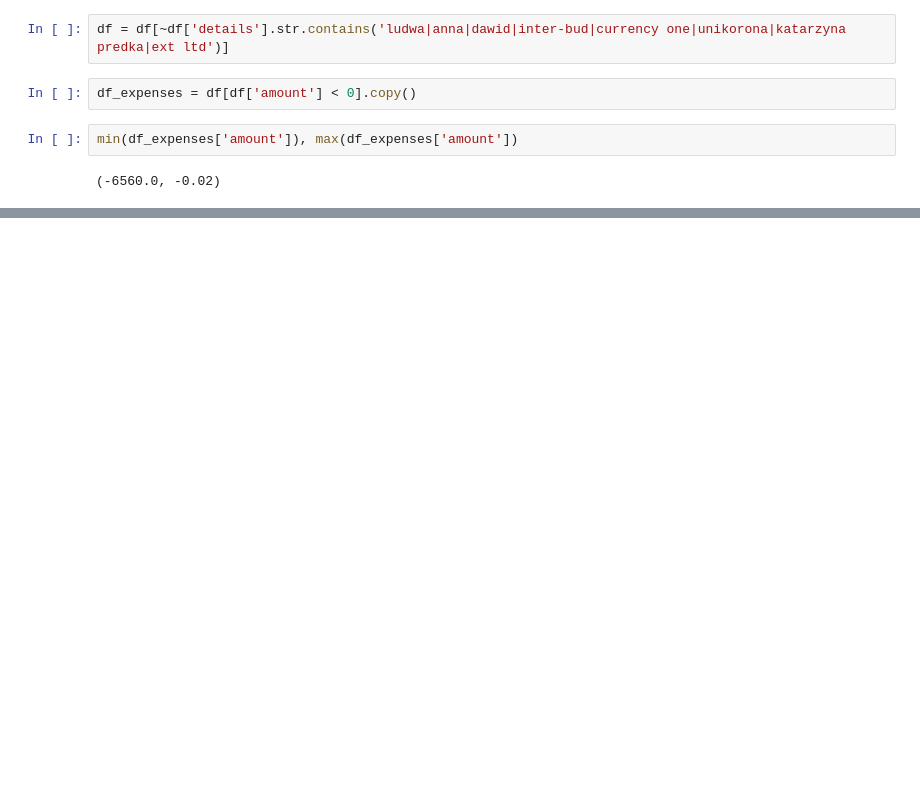
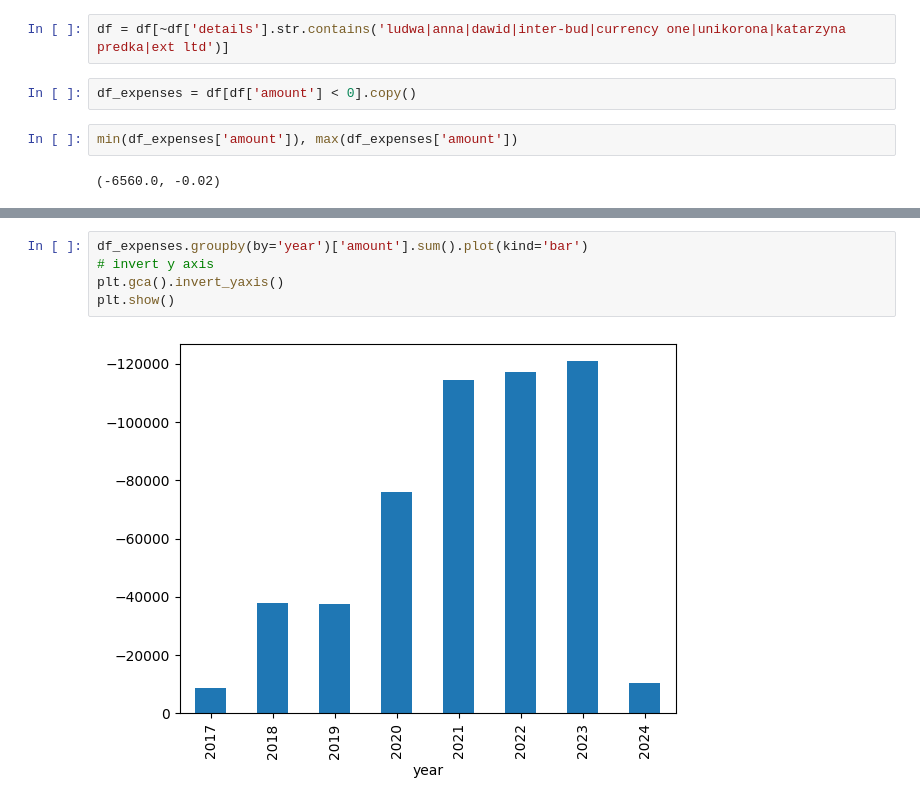
Before and after one commit to dawidludwa/money, a Jupyter notebook: src/kasa3.ipynb, the cells around one changed output, grey strips where cells are left out. Drawn from its saved outputs; the diff is of its cells as text; blank space fills up the shorter version.

```diff
--- a/src/kasa3.ipynb
+++ b/src/kasa3.ipynb
@@ -193,0 +195,7 @@ df_expenses.sort_values(by='amount', ascending=True).head(50)
+# %%
+df_expenses.groupby(by='year')['amount'].sum().plot(kind='bar')
+# invert y axis
+plt.gca().invert_yaxis()
+plt.show()
+# %% [output]
+[figure, added]
```
Also changed, not shown: parts of 16 cells of this notebook.
